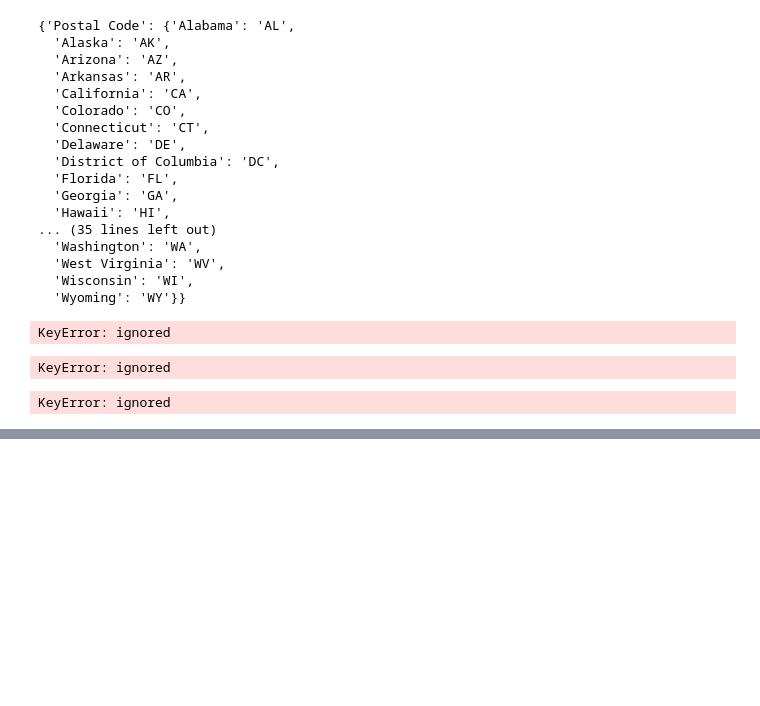
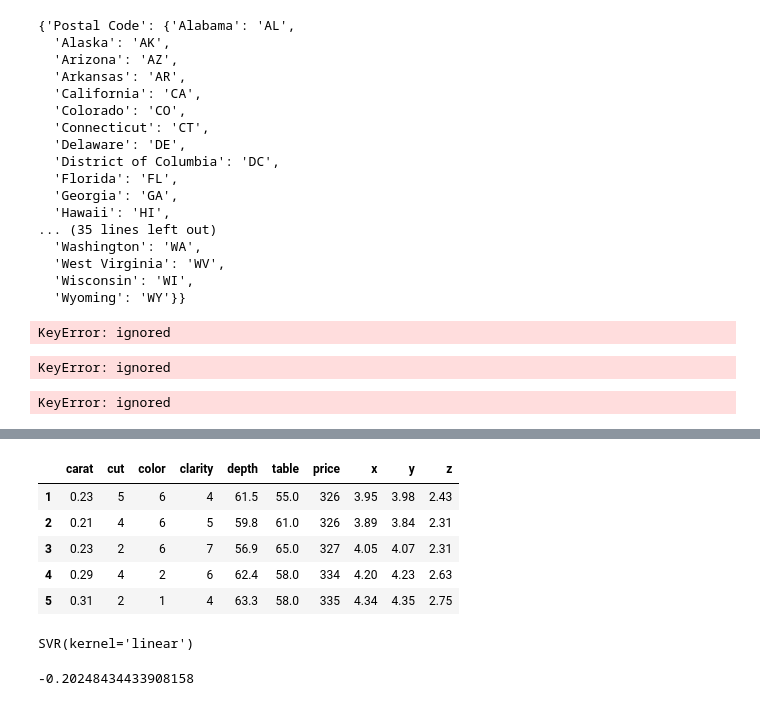
Before and after one commit to polly-culler/UM-Mcs, a Jupyter notebook: Data Analysis/dataAnalysis.ipynb, the cells around one changed output, grey strips where cells are left out. Cells and saved outputs as stored; diff of their text form; code cells hidden in the pictures; blank space fills up the shorter version.

```diff
--- a/Data Analysis/dataAnalysis.ipynb
+++ b/Data Analysis/dataAnalysis.ipynb
@@ -383,0 +635,42 @@ KeyError: ignored
+# %%
+cut_class_dict = {"Fair": 1, "Good": 2, "Very Good": 3, "Premium": 4, "Ideal": 5}
+clarity_dict = {"I3": 1, "I2": 2, "I1": 3, "SI2": 4, "SI1": 5, "VS2": 6, "VS1": 7, "VVS2": 8, "VVS1": 9, "IF": 10, "FL": 11}
+color_dict = {"J": 1,"I": 2,"H": 3,"G": 4,"F": 5,"E": 6,"D": 7}
+
+
+df['cut'] = df['cut'].map(cut_class_dict)
+df['clarity'] = df['clarity'].map(clarity_dict)
+df['color'] = df['color'].map(color_dict)
+df.head()
+# %% [output]
+|  | carat | cut | color | clarity | depth | table | price | x | y | z |
+| 1 | 0.23 | 5 | 6 | 4 | 61.5 | 55.0 | 326 | 3.95 | 3.98 | 2.43 |
+| 2 | 0.21 | 4 | 6 | 5 | 59.8 | 61.0 | 326 | 3.89 | 3.84 | 2.31 |
+| 3 | 0.23 | 2 | 6 | 7 | 56.9 | 65.0 | 327 | 4.05 | 4.07 | 2.31 |
+| 4 | 0.29 | 4 | 2 | 6 | 62.4 | 58.0 | 334 | 4.20 | 4.23 | 2.63 |
+| 5 | 0.31 | 2 | 1 | 4 | 63.3 | 58.0 | 335 | 4.34 | 4.35 | 2.75 |
+# %%
+import sklearn
+from sklearn import svm, preprocessing
+
+df = sklearn.utils.shuffle(df)
+
+X = df.drop("price", axis = 1).values # x is a feature set
+X = preprocessing.scale(X)
+y = df['price'].values
+
+test_size = 200
+X_train = X[:-test_size]
+y_train = y[:-test_size]
+
+X_test = X[-test_size:]
+y_test = y[-test_size:]
+
+clf = svm.SVR(kernel="linear")
+clf.fit(X_train,y_train)
+# %% [output]
+SVR(kernel='linear')
+# %%
+clf.score(X_test, y_test)
+# %% [output]
+-0.20248434433908158
```
Also changed, not shown: parts of 30 cells of this notebook.
